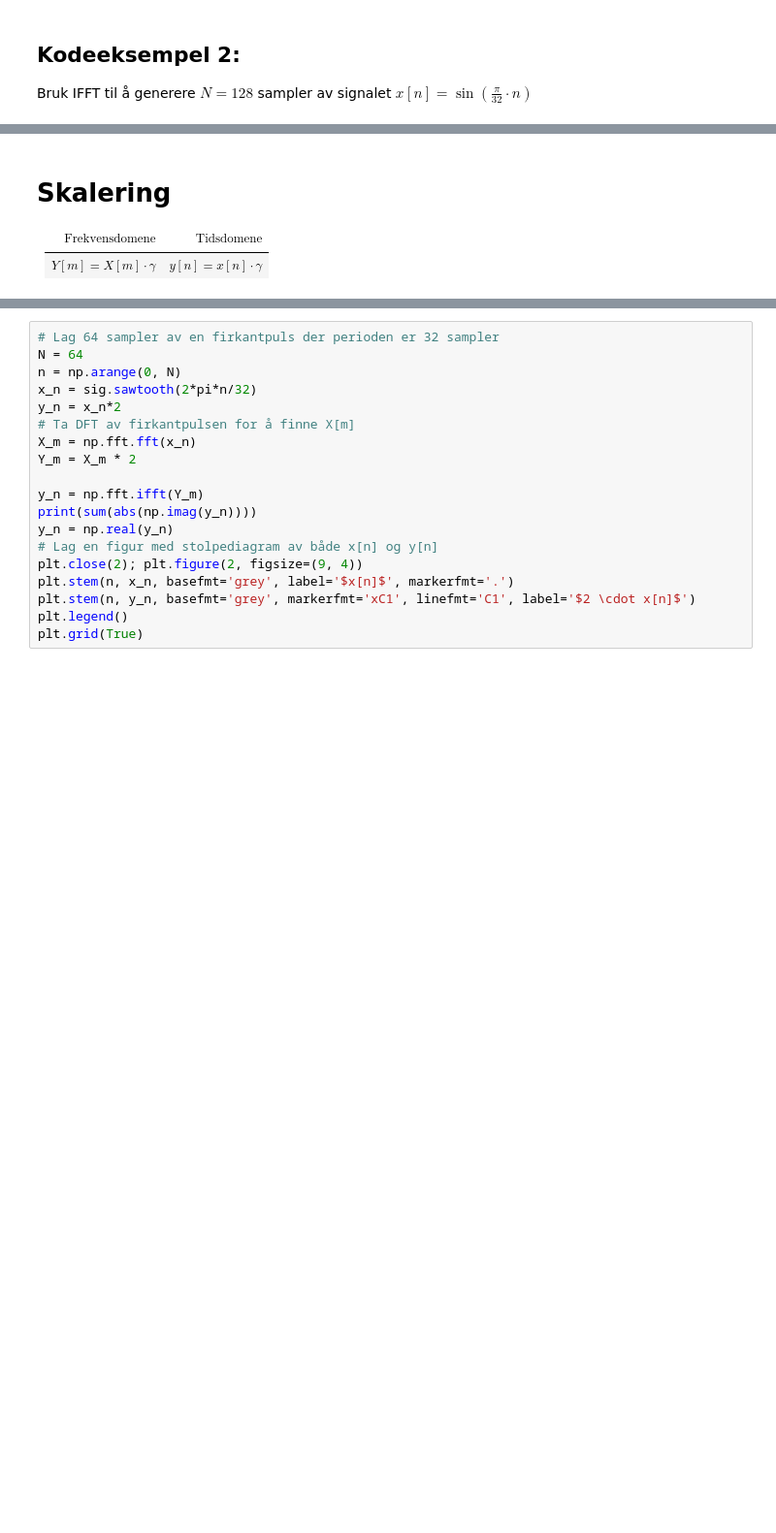
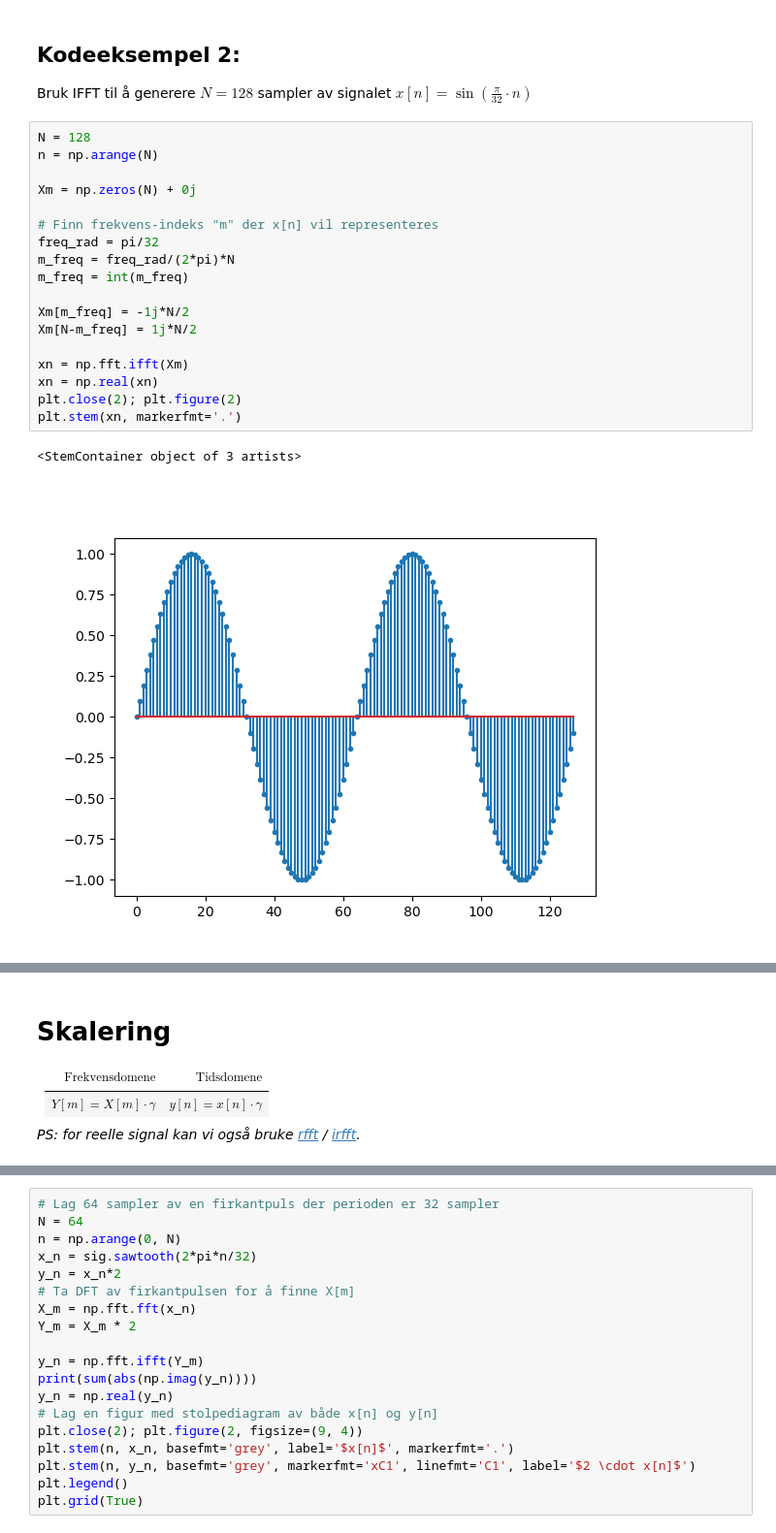
Before and after one commit to kaierih/AIS2201_Lecture_Notes, a Jupyter notebook: 06_Diskrét Fouriertransformasjon del2.ipynb, the cells around one changed output, grey strips where cells are left out. Shown at 97% size. Cells and saved outputs as stored; diff of their text form; blank space fills up the shorter version.

```diff
--- a/06_Diskrét Fouriertransformasjon del2.ipynb
+++ b/06_Diskrét Fouriertransformasjon del2.ipynb
@@ -159,6 +166,27 @@ Der $n$ er samplenummer
 ## Kodeeksempel 2:
 
 Bruk IFFT til å generere $N=128$ sampler av signalet $x[n] = \sin\left(\frac{\pi}{32} \cdot n \right) $
+# %%
+N = 128
+n = np.arange(N)
+
+Xm = np.zeros(N) + 0j
+
+# Finn frekvens-indeks "m" der x[n] vil representeres
+freq_rad = pi/32
+m_freq = freq_rad/(2*pi)*N
+m_freq = int(m_freq)
+
+Xm[m_freq] = -1j*N/2
+Xm[N-m_freq] = 1j*N/2
+
+xn = np.fft.ifft(Xm)
+xn = np.real(xn)
+plt.close(2); plt.figure(2)
+plt.stem(xn, markerfmt='.')
+# %% [output]
+<StemContainer object of 3 artists>
+[figure, added]
 # %% [markdown]
 # Signaloperasjoner i frekvensplanet
 
@@ -170,3 +198,5 @@ Bruk IFFT til å generere $N=128$ sampler av signalet $x[n] = \sin\left(\frac{\p
 |$\text{Frekvensdomene}$|$\text{Tidsdomene}$|
 |---|---|
 |$Y[m] = X[m]\cdot \gamma$ | $y[n] = x[n]\cdot \gamma$|
+
+*PS: for reelle signal kan vi også bruke [rfft](https://numpy.org/doc/stable/reference/generated/numpy.fft.rfft.html) / [irfft](https://numpy.org/doc/stable/reference/generated/numpy.fft.irfft.html#numpy.fft.irfft).*
```
Also changed, not shown: parts of 12 cells of this notebook, 3 other files.
